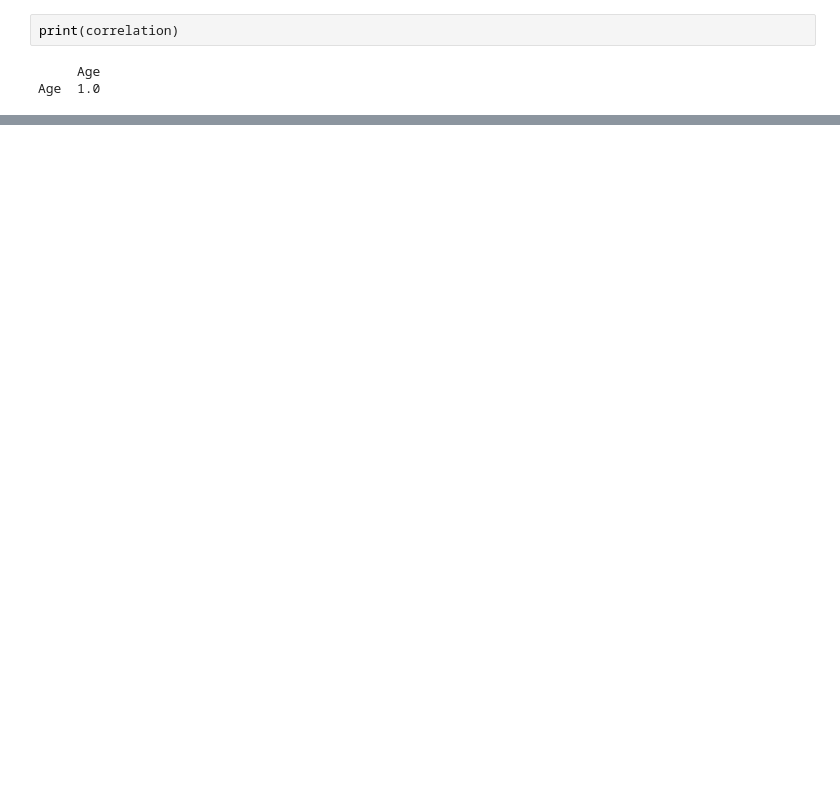
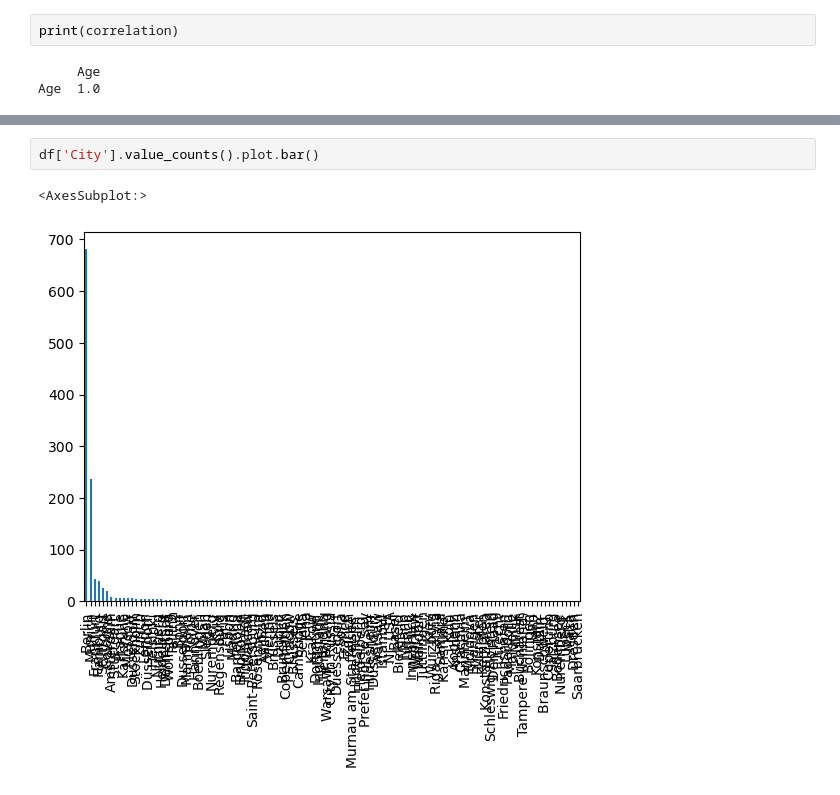
Before and after one commit to webstarO/Week-8, a Jupyter notebook: CSV_docs/EU salary data.ipynb, the cells around one changed output, grey strips where cells are left out. Drawn from its saved outputs; the diff is of its cells as text; blank space fills up the shorter version.

```diff
--- a/CSV_docs/EU salary data.ipynb
+++ b/CSV_docs/EU salary data.ipynb
@@ -151,0 +219,5 @@ Age  1.0
+# %%
+df['City'].value_counts().plot.bar()
+# %% [output]
+<AxesSubplot:>
+[figure, added]
```
Also changed, not shown: parts of 12 cells of this notebook.
